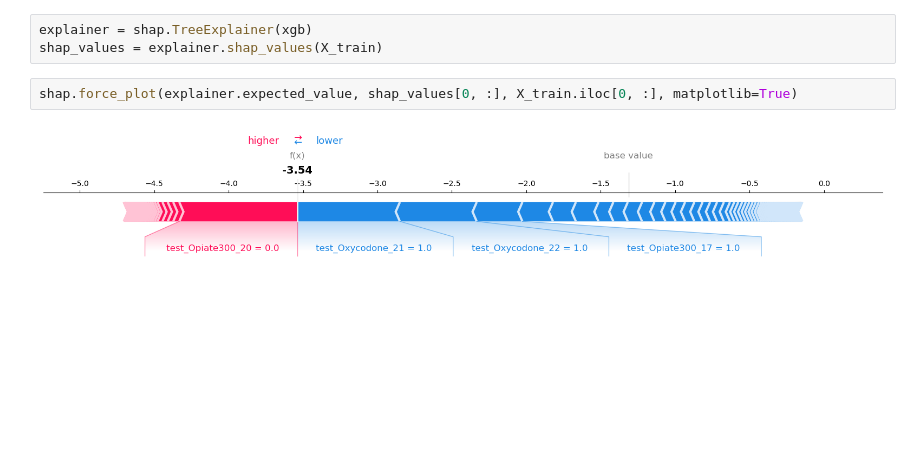
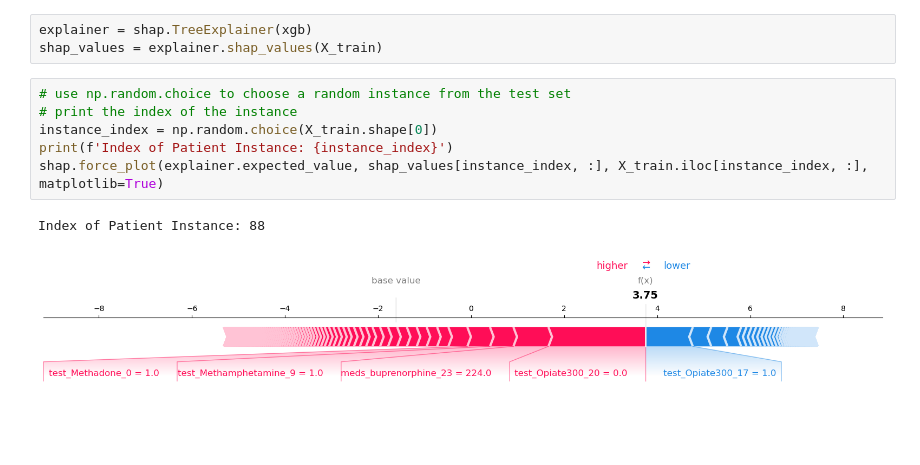
Before and after one commit to DanHerman212/oud_treatment_outcome, a Jupyter notebook: notebooks/3_data_modeling.ipynb, the cells around one changed output. Saved outputs shown, nothing was run; the diff lists cells and outputs as text; blank space fills up the shorter version.

```diff
--- a/notebooks/3_data_modeling.ipynb
+++ b/notebooks/3_data_modeling.ipynb
@@ -303,8 +303,13 @@ disp.plot();
 # %%
 explainer = shap.TreeExplainer(xgb)
 shap_values = explainer.shap_values(X_train)
-# %%
-shap.force_plot(explainer.expected_value, shap_values[0, :], X_train.iloc[0, :], matplotlib=True)
-# %% [output]
-[figure, removed]
+# %%
+# use np.random.choice to choose a random instance from the test set
+# print the index of the instance
+instance_index = np.random.choice(X_train.shape[0])
+print(f'Index of Patient Instance: {instance_index}')
+shap.force_plot(explainer.expected_value, shap_values[instance_index, :], X_train.iloc[instance_index, :], matplotlib=True)
+# %% [output]
+Index of Patient Instance: 88
+[figure, added]
 # %%
```
Also changed, not shown: parts of 14 cells of this notebook.
